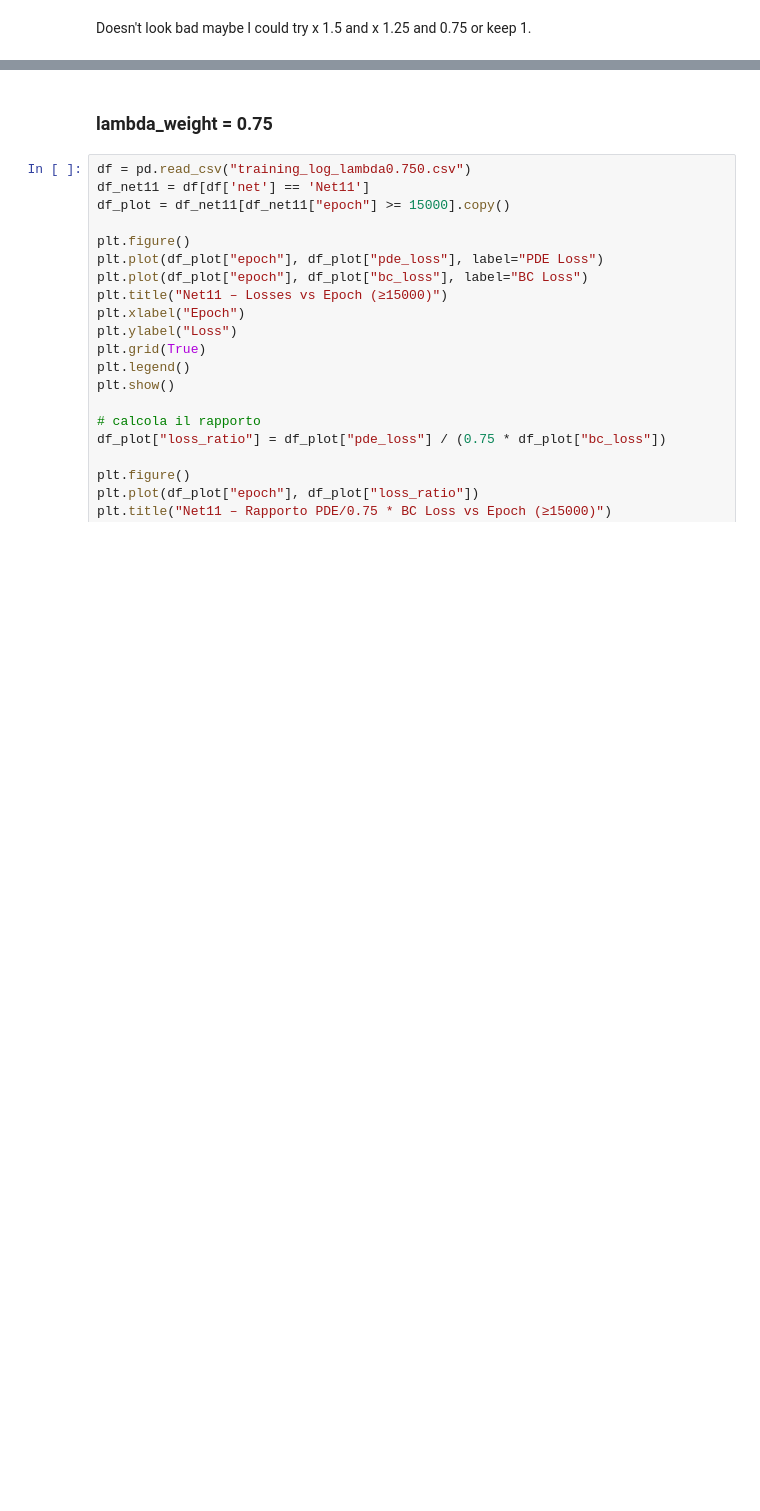
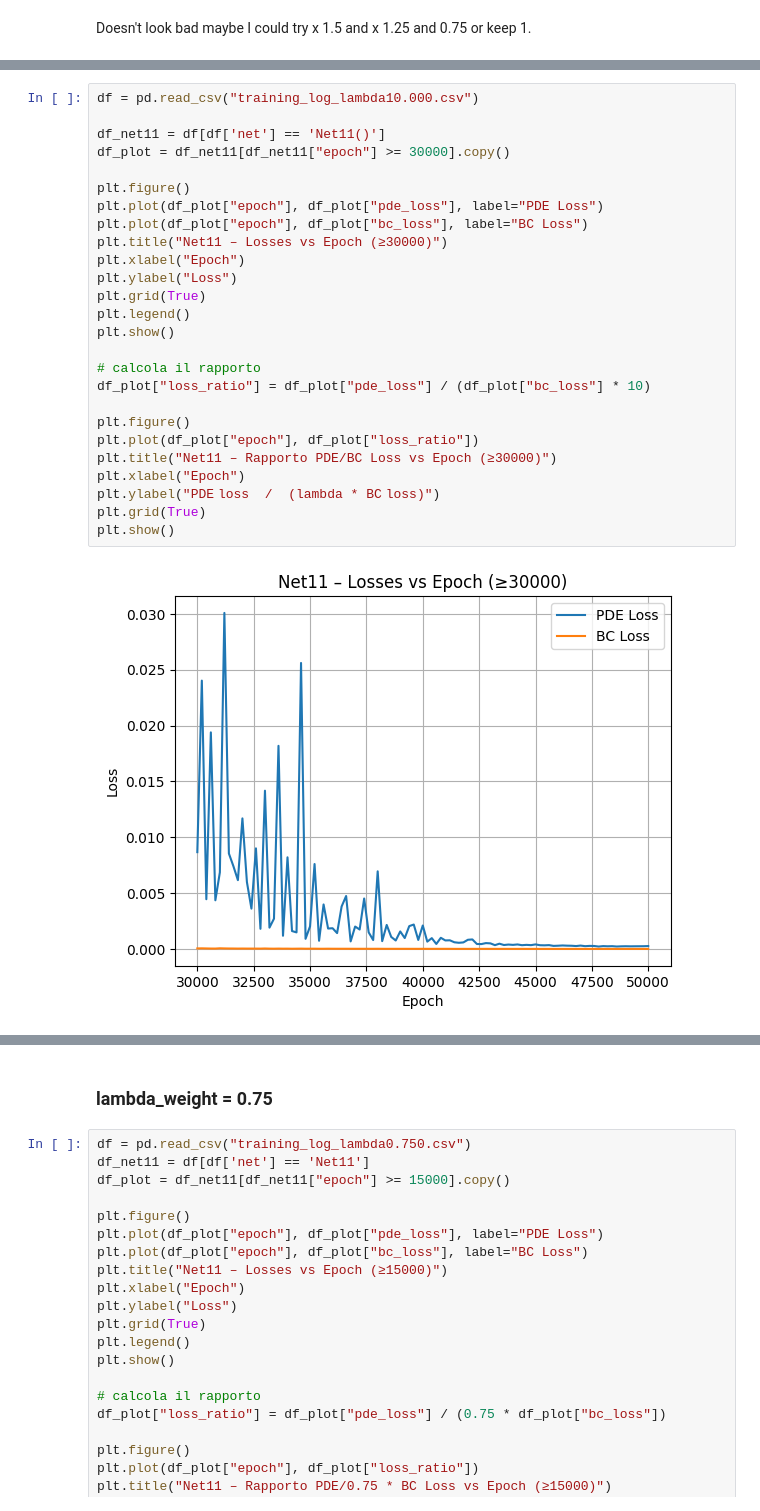
Before and after one commit to aurona23/progetto-MOR, a Jupyter notebook: pinn_es1/pinn_project_1.ipynb, the cells around one changed output, grey strips where cells are left out. Cells and saved outputs as stored; diff of their text form; blank space fills up the shorter version.

```diff
--- a/pinn_es1/pinn_project_1.ipynb
+++ b/pinn_es1/pinn_project_1.ipynb
@@ -872,0 +918,28 @@ Doesn't look bad maybe I could try x 1.5 and x 1.25 and 0.75 or keep 1.
+# %%
+df = pd.read_csv("training_log_lambda10.000.csv")
+
+df_net11 = df[df['net'] == 'Net11()']
+df_plot = df_net11[df_net11["epoch"] >= 30000].copy()
+
+plt.figure()
+plt.plot(df_plot["epoch"], df_plot["pde_loss"], label="PDE Loss")
+plt.plot(df_plot["epoch"], df_plot["bc_loss"], label="BC Loss")
+plt.title("Net11 – Losses vs Epoch (≥30000)")
+plt.xlabel("Epoch")
+plt.ylabel("Loss")
+plt.grid(True)
+plt.legend()
+plt.show()
+
+# calcola il rapporto
+df_plot["loss_ratio"] = df_plot["pde_loss"] / (df_plot["bc_loss"] * 10)
+
+plt.figure()
+plt.plot(df_plot["epoch"], df_plot["loss_ratio"])
+plt.title("Net11 – Rapporto PDE/BC Loss vs Epoch (≥30000)")
+plt.xlabel("Epoch")
+plt.ylabel("PDE loss  /  (lambda * BC loss)")
+plt.grid(True)
+plt.show()
+# %% [output]
+[figure, added]
```
Also changed, not shown: parts of 19 cells of this notebook, 1 other file.
